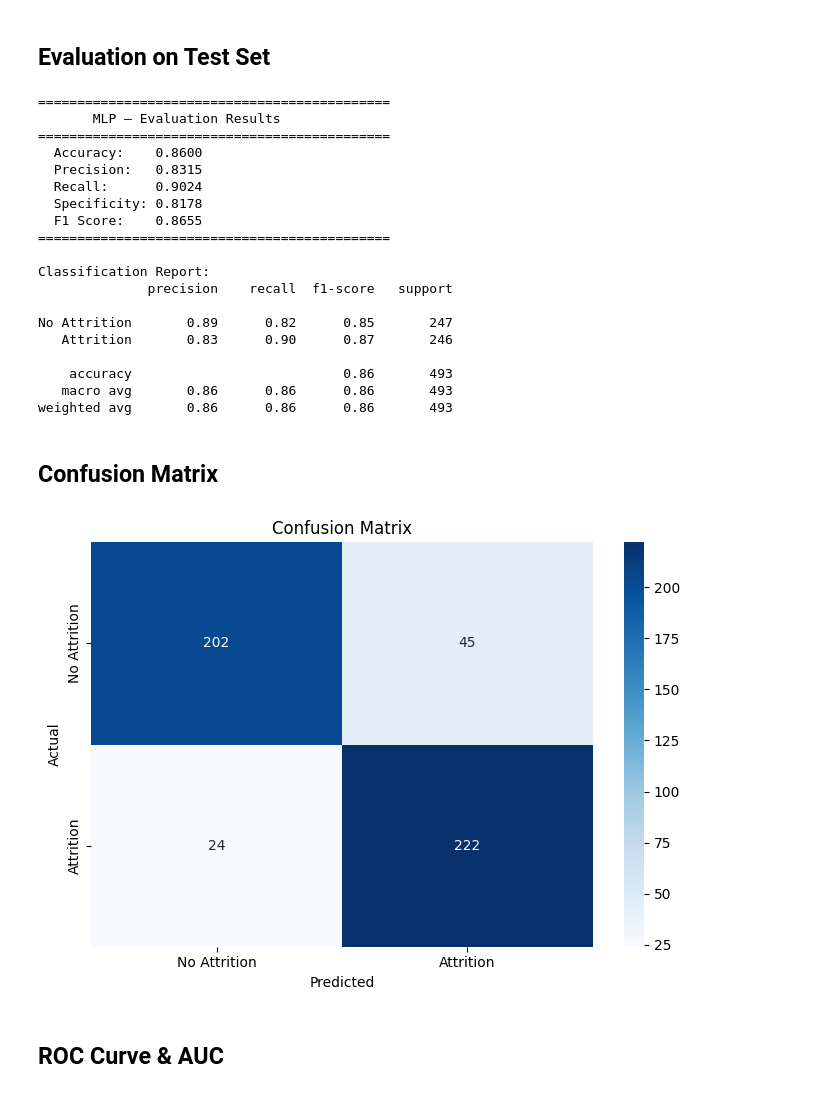
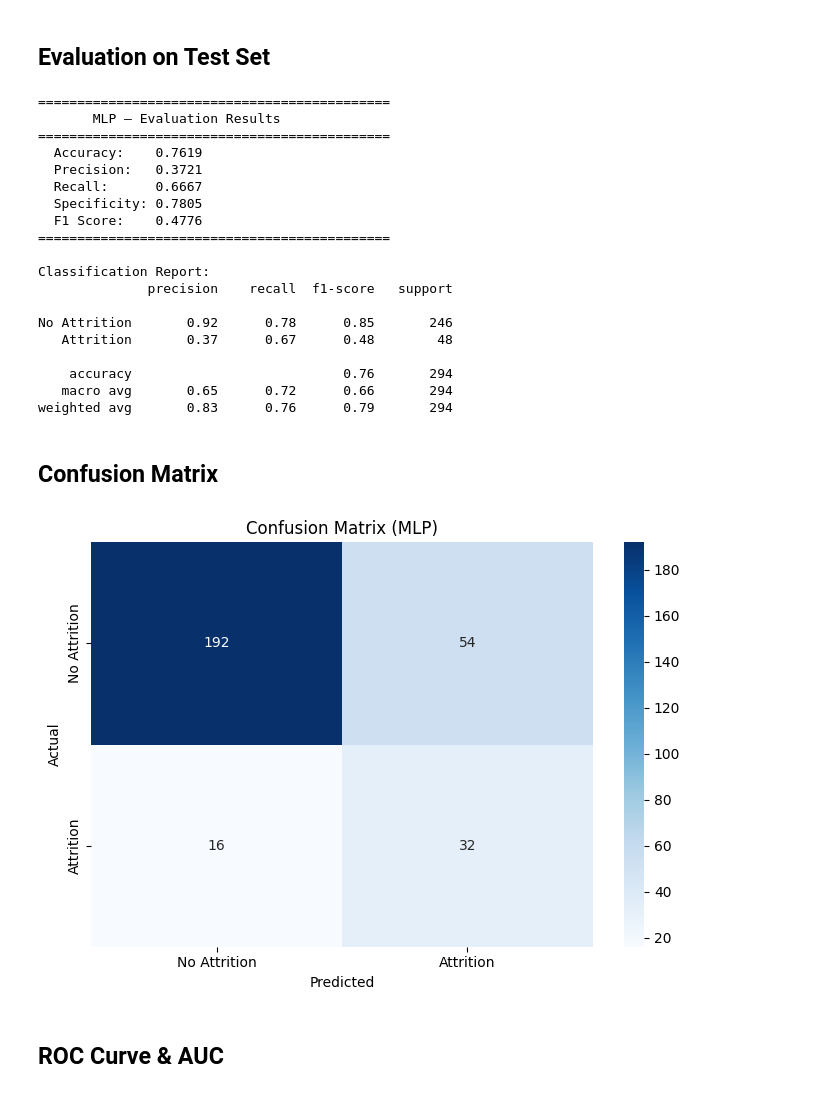
Before and after one commit to jiraphat48026/HR-Machine-Learning-Project, a Jupyter notebook: models/MLP.ipynb, the cells around one changed output. Drawn from its saved outputs; the diff is of its cells as text; code cells hidden in the pictures.

```diff
--- a/models/MLP.ipynb
+++ b/models/MLP.ipynb
@@ -167,9 +168,9 @@ class Sigmoid:
 # %% [markdown]
 ## Load & Prepare Data
 # %%
-df = pd.read_csv("../data/processed_data_attrition.csv")
+df = pd.read_csv("../data/processed_data.csv")
 
-# Convert standardized Attrition values back to binary (0 and 1)
+# Convert Attrition values to binary (0 / 1)
 attrition_vals = sorted(df["Attrition"].unique())
 df["Attrition"] = df["Attrition"].map({attrition_vals[0]: 0, attrition_vals[1]: 1})
 
@@ -177,12 +178,18 @@ df["Attrition"] = df["Attrition"].map({attrition_vals[0]: 0, attrition_vals[1]:
 X = df.drop("Attrition", axis=1).values
 y = df["Attrition"].values.reshape(-1, 1)
 
-# Train/test split (80/20)
-X_train, X_test, y_train, y_test = train_test_split(X, y, test_size=0.2, random_state=42, stratify=y)
+X_train, X_test, y_train, y_test = train_test_split(
+    X, y, test_size=0.2, random_state=42, stratify=y
+)
+
+smote = SMOTE(random_state=42)
+X_train, y_train_smote = smote.fit_resample(X_train, y_train.ravel())
+y_train = y_train_smote.reshape(-1, 1)
 
 print(f"Features: {X.shape[1]}")
-print(f"Train: {X_train.shape[0]} samples | Test: {X_test.shape[0]} samples")
-print(f"Attrition rate — Train: {y_train.mean():.2%} | Test: {y_test.mean():.2%}")
+print(f"Train after SMOTE: {X_train.shape[0]} samples | Test (real): {X_test.shape[0]} samples")
+print(f"Train attrition rate (balanced): {y_train.mean():.2%}")
+print(f"Test attrition rate  (real):     {y_test.mean():.2%}")
 print(df.head())
 # %% [output]
 Features: 36
@@ -213,14 +220,13 @@ model = Model(
     activations=[ReLU(), ReLU(), Sigmoid()]
 )
 
-# Train with L2 regularization, dropout
 model.train(
     X_train, y_train,
     X_val=X_test, y_val=y_test,
     num_passes=50000,
     learning_rate=0.01,
-    l2_lambda=0.001,
-    dropout_rate=0.3,
+    l2_lambda=0.007,
+    dropout_rate=0.35,
     patience=500,
     print_loss=True
 )
@@ -300,38 +299,38 @@ print(classification_report(y_test, y_pred, target_names=["No Attrition", "Attri
 =============================================
        MLP — Evaluation Results
 =============================================
-  Accuracy:    0.8600
-  Precision:   0.8315
-  Recall:      0.9024
-  Specificity: 0.8178
-  F1 Score:    0.8655
+  Accuracy:    0.7619
+  Precision:   0.3721
+  Recall:      0.6667
+  Specificity: 0.7805
+  F1 Score:    0.4776
 =============================================
 
 Classification Report:
               precision    recall  f1-score   support
 
-No Attrition       0.89      0.82      0.85       247
-   Attrition       0.83      0.90      0.87       246
+No Attrition       0.92      0.78      0.85       246
+   Attrition       0.37      0.67      0.48        48
 
-    accuracy                           0.86       493
-   macro avg       0.86      0.86      0.86       493
-weighted avg       0.86      0.86      0.86       493
+    accuracy                           0.76       294
+   macro avg       0.65      0.72      0.66       294
+weighted avg       0.83      0.76      0.79       294
 # %% [markdown]
 ## Confusion Matrix
 # %%
 cm = confusion_matrix(y_test, y_pred)
 
 plt.figure(figsize=(7, 5))
 sns.heatmap(cm, annot=True, fmt="d", cmap="Blues",
             xticklabels=["No Attrition", "Attrition"],
             yticklabels=["No Attrition", "Attrition"])
-plt.title("Confusion Matrix")
+plt.title("Confusion Matrix (MLP)")
 plt.xlabel("Predicted")
 plt.ylabel("Actual")
 plt.tight_layout()
 plt.show()
 # %% [output]
-[figure, old version]
+[figure, new version]
 # %% [markdown]
 ## ROC Curve & AUC
 # %%
```
Also changed, not shown: parts of 12 cells of this notebook, 7 other files.
